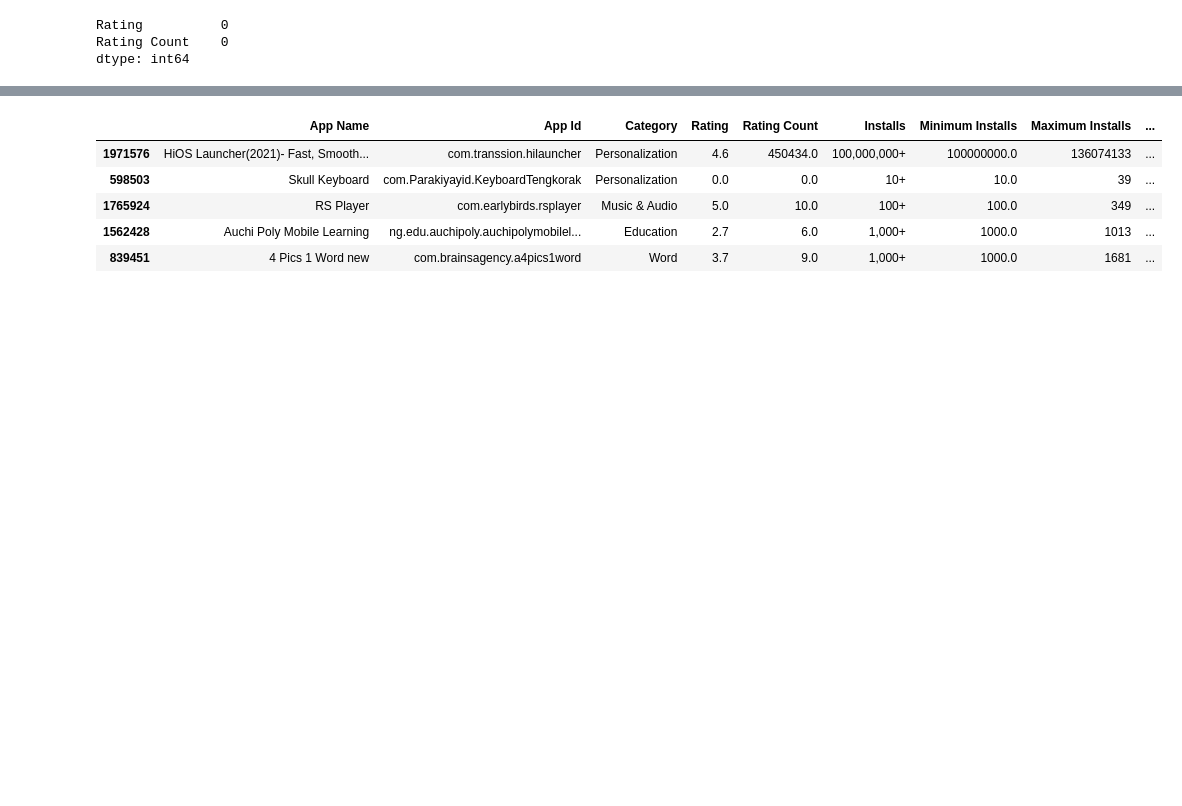
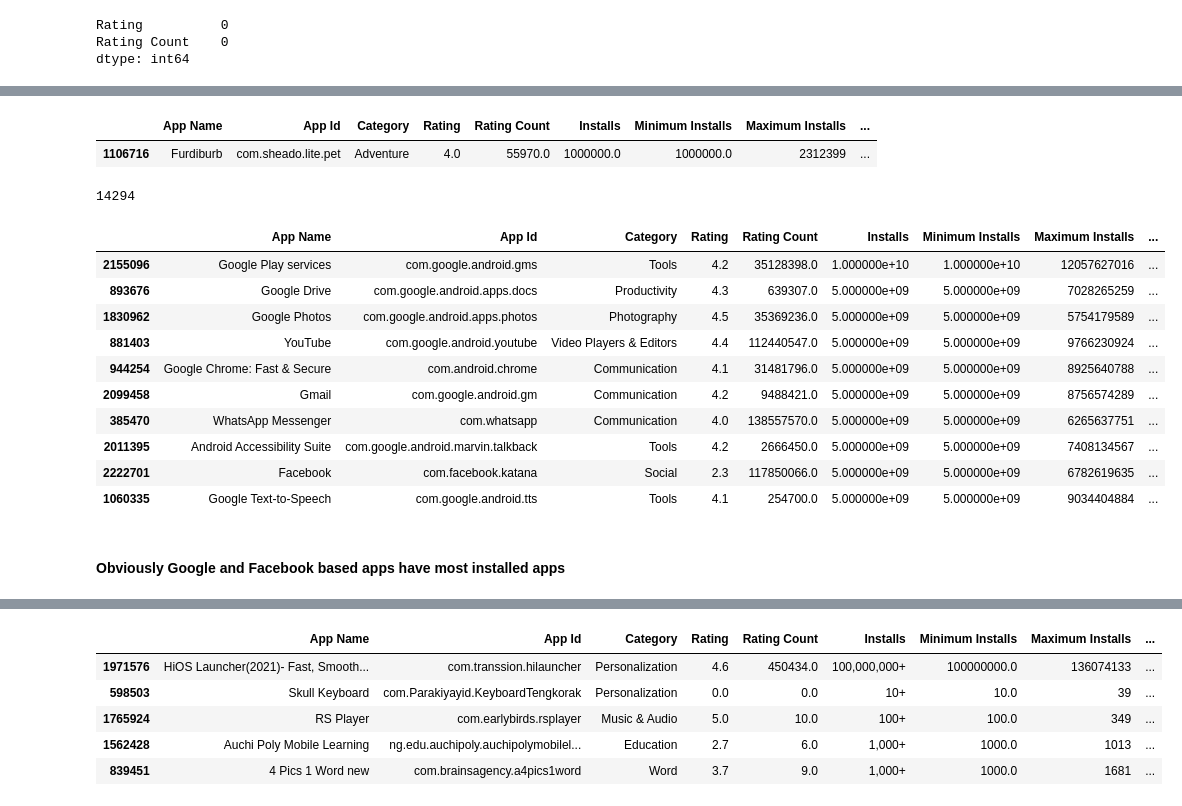
Before and after one commit to mozammilkarim/app_store_data_eda, a Jupyter notebook: app_store.ipynb, the cells around one changed output, grey strips where cells are left out. Cells and saved outputs as stored; diff of their text form; code cells hidden in the pictures; blank space fills up the shorter version.

```diff
--- a/app_store.ipynb
+++ b/app_store.ipynb
@@ -471,0 +471,27 @@ df.describe()
+# %%
+df[df["Installs_category"]=='Top Notch'].sort_values(by="Installs",ascending=False).head(1)
+# %% [output]
+|  | App Name | App Id | Category | Rating | Rating Count | Installs | Minimum Installs | Maximum Installs | ... |
+| 1106716 | Furdiburb | com.sheado.lite.pet | Adventure | 4.0 | 55970.0 | 1000000.0 | 1000000.0 | 2312399 | ... |
+# %%
+df["Installs_category"].isnull().sum(
+
+)
+# %% [output]
+14294
+# %%
+df[df['Installs']>100000].sort_values(by="Installs",ascending=False).head(10)
+# %% [output]
+|  | App Name | App Id | Category | Rating | Rating Count | Installs | Minimum Installs | Maximum Installs | ... |
+| 2155096 | Google Play services | com.google.android.gms | Tools | 4.2 | 35128398.0 | 1.000000e+10 | 1.000000e+10 | 12057627016 | ... |
+| 893676 | Google Drive | com.google.android.apps.docs | Productivity | 4.3 | 639307.0 | 5.000000e+09 | 5.000000e+09 | 7028265259 | ... |
+| 1830962 | Google Photos | com.google.android.apps.photos | Photography | 4.5 | 35369236.0 | 5.000000e+09 | 5.000000e+09 | 5754179589 | ... |
+| 881403 | YouTube | com.google.android.youtube | Video Players & Editors | 4.4 | 112440547.0 | 5.000000e+09 | 5.000000e+09 | 9766230924 | ... |
+| 944254 | Google Chrome: Fast & Secure | com.android.chrome | Communication | 4.1 | 31481796.0 | 5.000000e+09 | 5.000000e+09 | 8925640788 | ... |
+| 2099458 | Gmail | com.google.android.gm | Communication | 4.2 | 9488421.0 | 5.000000e+09 | 5.000000e+09 | 8756574289 | ... |
+| 385470 | WhatsApp Messenger | com.whatsapp | Communication | 4.0 | 138557570.0 | 5.000000e+09 | 5.000000e+09 | 6265637751 | ... |
+| 2011395 | Android Accessibility Suite | com.google.android.marvin.talkback | Tools | 4.2 | 2666450.0 | 5.000000e+09 | 5.000000e+09 | 7408134567 | ... |
+| 2222701 | Facebook | com.facebook.katana | Social | 2.3 | 117850066.0 | 5.000000e+09 | 5.000000e+09 | 6782619635 | ... |
+| 1060335 | Google Text-to-Speech | com.google.android.tts | Tools | 4.1 | 254700.0 | 5.000000e+09 | 5.000000e+09 | 9034404884 | ... |
+# %% [markdown]
+#### Obviously Google and Facebook based apps have most installed apps
```
Also changed, not shown: parts of 70 cells of this notebook.
